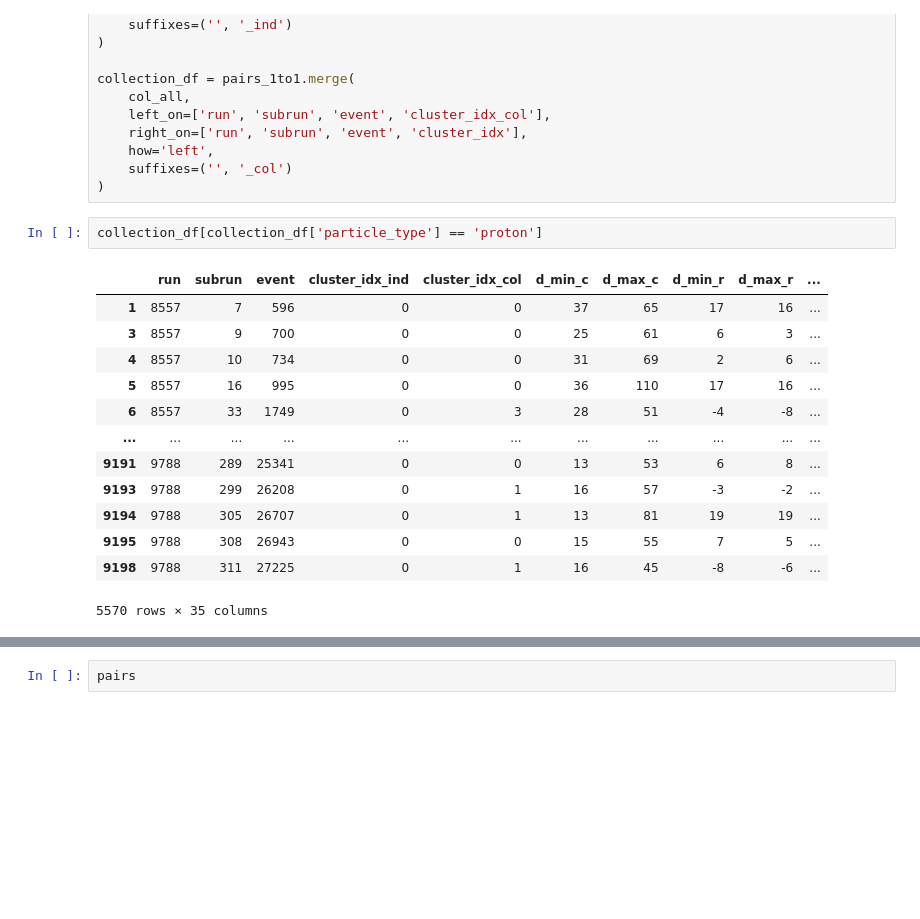
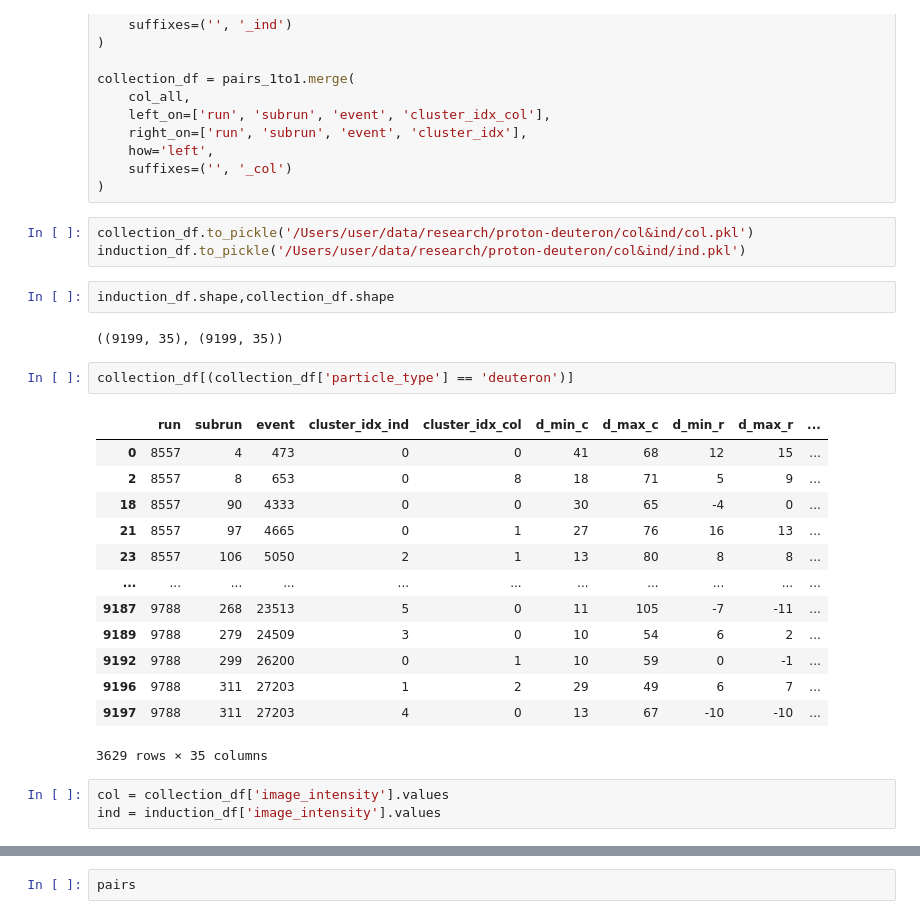
Before and after one commit to mohummudh/proton-deuteron, a Jupyter notebook: notebooks/matching_clusters.ipynb, the cells around one changed output, grey strips where cells are left out. Cells and saved outputs as stored; diff of their text form; blank space fills up the shorter version.

Commit message:
using collection and induction plane together

```diff
--- a/notebooks/matching_clusters.ipynb
+++ b/notebooks/matching_clusters.ipynb
@@ -295,22 +295,32 @@ collection_df = pairs_1to1.merge(
     how='left',
     suffixes=('', '_col')
 )
+# %%
+collection_df.to_pickle('/Users/user/data/research/proton-deuteron/col&ind/col.pkl')
+induction_df.to_pickle('/Users/user/data/research/proton-deuteron/col&ind/ind.pkl')
+# %%
+induction_df.shape,collection_df.shape
+# %% [output]
+((9199, 35), (9199, 35))
 # %%
-collection_df[collection_df['particle_type'] == 'proton']
+collection_df[(collection_df['particle_type'] == 'deuteron')]
 # %% [output]
 |  | run | subrun | event | cluster_idx_ind | cluster_idx_col | d_min_c | d_max_c | d_min_r | d_max_r | ... |
-| 1 | 8557 | 7 | 596 | 0 | 0 | 37 | 65 | 17 | 16 | ... |
-| 3 | 8557 | 9 | 700 | 0 | 0 | 25 | 61 | 6 | 3 | ... |
-| 4 | 8557 | 10 | 734 | 0 | 0 | 31 | 69 | 2 | 6 | ... |
-| 5 | 8557 | 16 | 995 | 0 | 0 | 36 | 110 | 17 | 16 | ... |
-| 6 | 8557 | 33 | 1749 | 0 | 3 | 28 | 51 | -4 | -8 | ... |
+| 0 | 8557 | 4 | 473 | 0 | 0 | 41 | 68 | 12 | 15 | ... |
+| 2 | 8557 | 8 | 653 | 0 | 8 | 18 | 71 | 5 | 9 | ... |
+| 18 | 8557 | 90 | 4333 | 0 | 0 | 30 | 65 | -4 | 0 | ... |
+| 21 | 8557 | 97 | 4665 | 0 | 1 | 27 | 76 | 16 | 13 | ... |
+| 23 | 8557 | 106 | 5050 | 2 | 1 | 13 | 80 | 8 | 8 | ... |
 | ... | ... | ... | ... | ... | ... | ... | ... | ... | ... | ... |
-| 9191 | 9788 | 289 | 25341 | 0 | 0 | 13 | 53 | 6 | 8 | ... |
-| 9193 | 9788 | 299 | 26208 | 0 | 1 | 16 | 57 | -3 | -2 | ... |
-| 9194 | 9788 | 305 | 26707 | 0 | 1 | 13 | 81 | 19 | 19 | ... |
-| 9195 | 9788 | 308 | 26943 | 0 | 0 | 15 | 55 | 7 | 5 | ... |
-| 9198 | 9788 | 311 | 27225 | 0 | 1 | 16 | 45 | -8 | -6 | ... |
+| 9187 | 9788 | 268 | 23513 | 5 | 0 | 11 | 105 | -7 | -11 | ... |
+| 9189 | 9788 | 279 | 24509 | 3 | 0 | 10 | 54 | 6 | 2 | ... |
+| 9192 | 9788 | 299 | 26200 | 0 | 1 | 10 | 59 | 0 | -1 | ... |
+| 9196 | 9788 | 311 | 27203 | 1 | 2 | 29 | 49 | 6 | 7 | ... |
+| 9197 | 9788 | 311 | 27203 | 4 | 0 | 13 | 67 | -10 | -10 | ... |
-5570 rows × 35 columns
+3629 rows × 35 columns
+# %%
+col = collection_df['image_intensity'].values
+ind = induction_df['image_intensity'].values
 # %%
 import matplotlib.pyplot as plt
 import seaborn as sns
```
Also changed, not shown: parts of 1 cell of this notebook, 5 other files.
